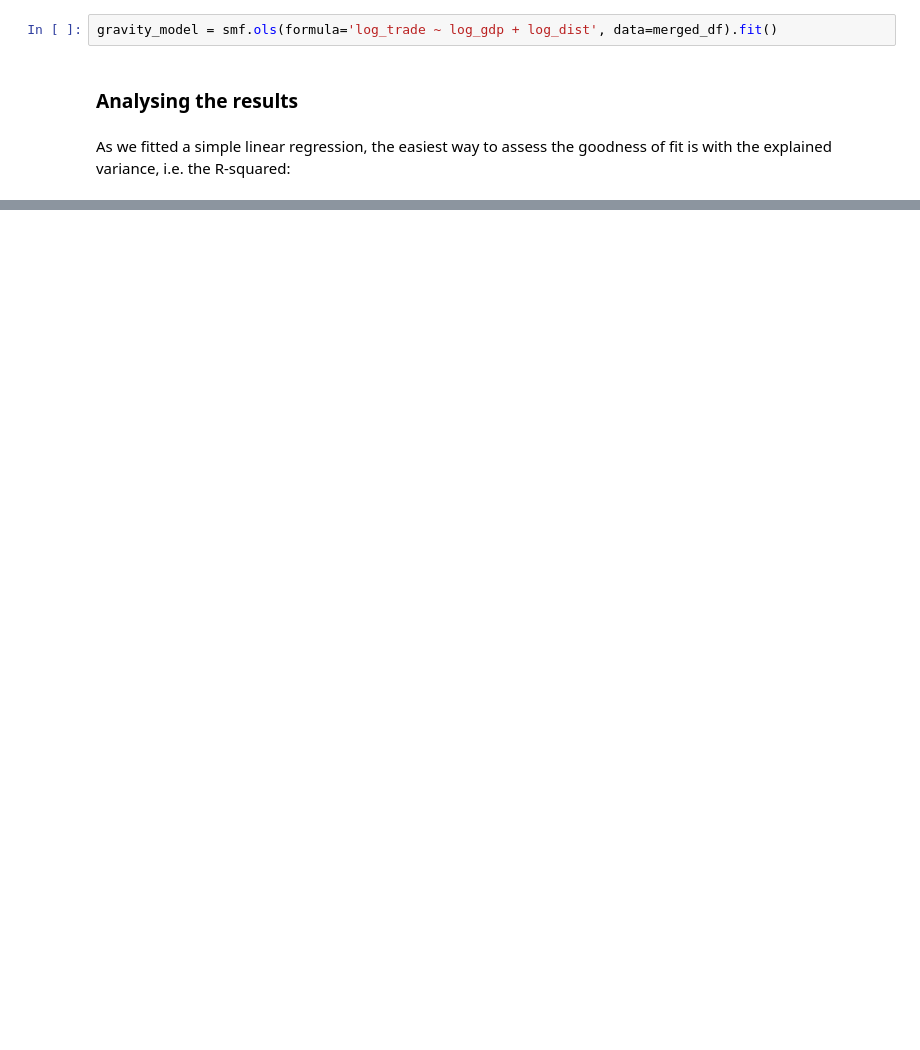
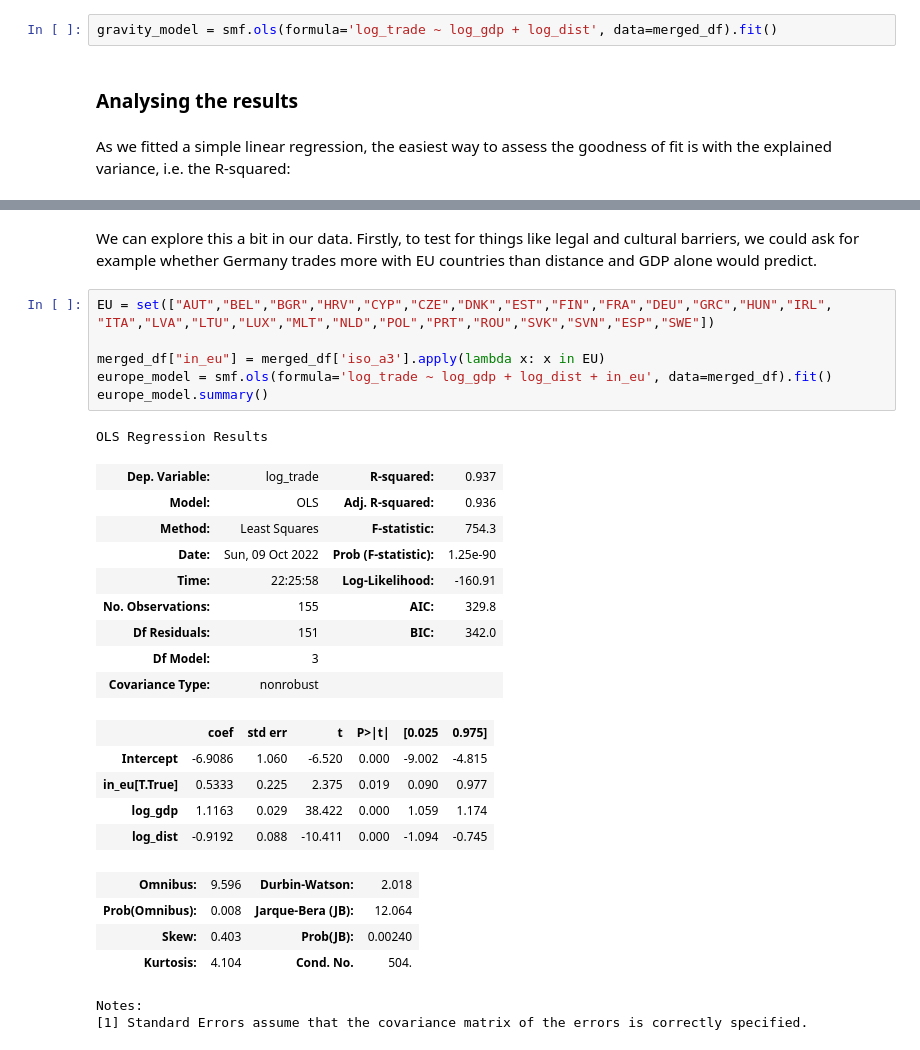
Before and after one commit to Karollus/NotesInCode, a Jupyter notebook: Gravity.ipynb, the cells around one changed output, grey strips where cells are left out. Drawn from its saved outputs; the diff is of its cells as text; blank space fills up the shorter version.

Commit message:
updated gravity notes

```diff
--- a/Gravity.ipynb
+++ b/Gravity.ipynb
@@ -200,0 +223,31 @@ It should be noted here that we took some shortcuts. There are better ways to es
+# %% [markdown]
+We can explore this a bit in our data. Firstly, to test for things like legal and cultural barriers, we could ask for example whether Germany trades more with EU countries than distance and GDP alone would predict.
+# %%
+EU = set(["AUT","BEL","BGR","HRV","CYP","CZE","DNK","EST","FIN","FRA","DEU","GRC","HUN","IRL",
+"ITA","LVA","LTU","LUX","MLT","NLD","POL","PRT","ROU","SVK","SVN","ESP","SWE"])
+
+merged_df["in_eu"] = merged_df['iso_a3'].apply(lambda x: x in EU)
+europe_model = smf.ols(formula='log_trade ~ log_gdp + log_dist + in_eu', data=merged_df).fit()
+europe_model.summary()
+# %% [output]
+OLS Regression Results
+| Dep. Variable: | log_trade | R-squared: | 0.937 |
+| Model: | OLS | Adj. R-squared: | 0.936 |
+| Method: | Least Squares | F-statistic: | 754.3 |
+| Date: | Sun, 09 Oct 2022 | Prob (F-statistic): | 1.25e-90 |
+| Time: | 22:25:58 | Log-Likelihood: | -160.91 |
+| No. Observations: | 155 | AIC: | 329.8 |
+| Df Residuals: | 151 | BIC: | 342.0 |
+| Df Model: | 3 |  |  |
+| Covariance Type: | nonrobust |  |  |
+|  | coef | std err | t | P>|t| | [0.025 | 0.975] |
+| Intercept | -6.9086 | 1.060 | -6.520 | 0.000 | -9.002 | -4.815 |
+| in_eu[T.True] | 0.5333 | 0.225 | 2.375 | 0.019 | 0.090 | 0.977 |
+| log_gdp | 1.1163 | 0.029 | 38.422 | 0.000 | 1.059 | 1.174 |
+| log_dist | -0.9192 | 0.088 | -10.411 | 0.000 | -1.094 | -0.745 |
+| Omnibus: | 9.596 | Durbin-Watson: | 2.018 |
+| Prob(Omnibus): | 0.008 | Jarque-Bera (JB): | 12.064 |
+| Skew: | 0.403 | Prob(JB): | 0.00240 |
+| Kurtosis: | 4.104 | Cond. No. | 504. |
+Notes:
+[1] Standard Errors assume that the covariance matrix of the errors is correctly specified.
```
Also changed, not shown: parts of 29 cells of this notebook.
